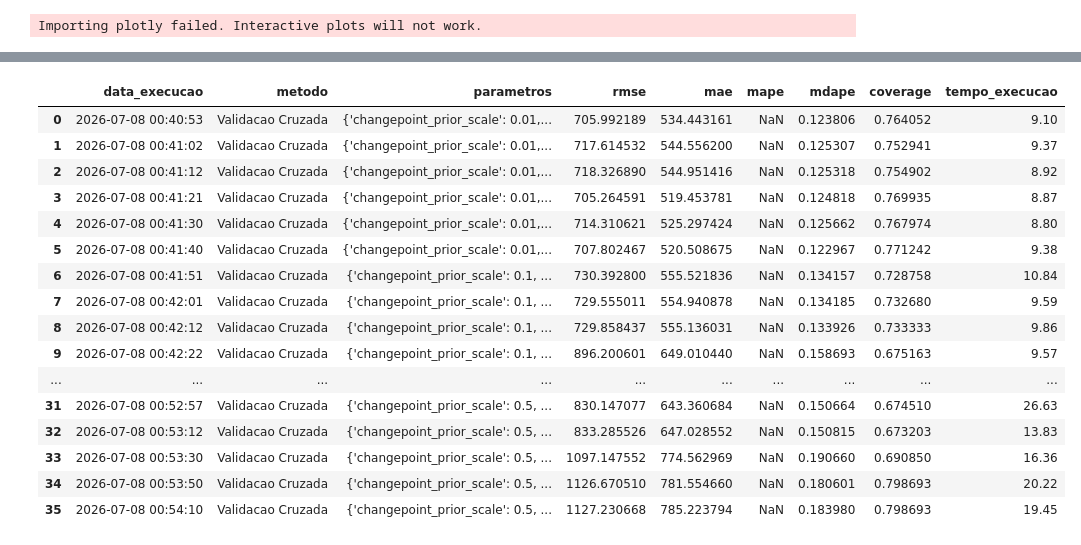
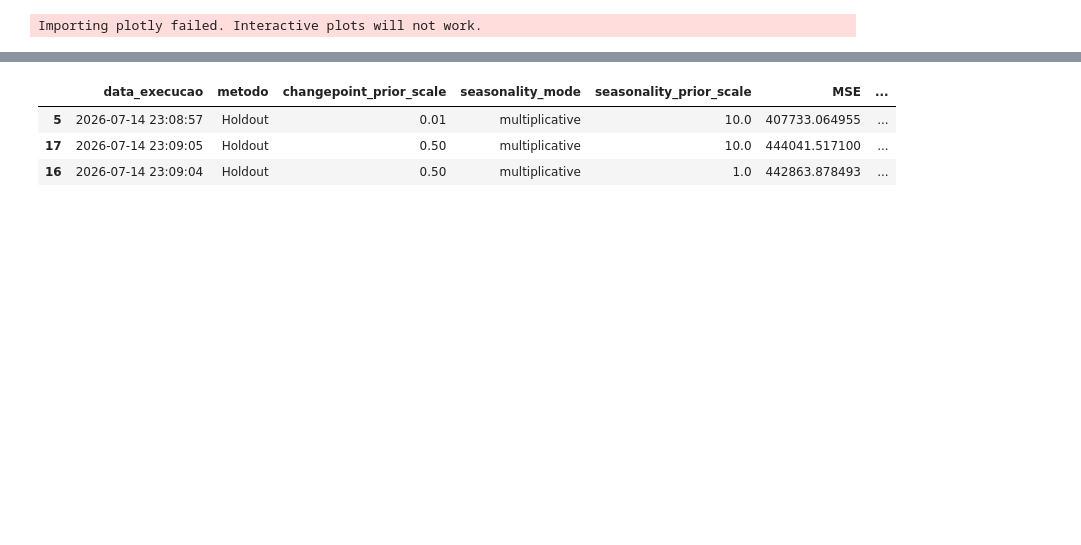
Before and after one commit to harthurhenrique/sales-forecast-with-prophet, a Jupyter notebook: src/results_analysis.ipynb, the cells around one changed output, grey strips where cells are left out. Saved outputs shown, nothing was run; the diff lists cells and outputs as text; code cells hidden in the pictures; blank space fills up the shorter version.

```diff
--- a/src/results_analysis.ipynb
+++ b/src/results_analysis.ipynb
@@ -17,4 +17,4 @@ from utils import extrair_feriados_prophet, calcular_metricas_completas, executa
 Importing plotly failed. Interactive plots will not work.
 # %%
 df = pd.read_csv("../data/resultados_otimizacao_legado.csv", sep=",", on_bad_lines="skip")
-df_01 = pd.read_csv("../data/resultados_otimizacao.csv", sep=",")
+df_01 = pd.read_csv("../data/resultados_otimizacao_loja_1.csv", sep=",")
@@ -61,20 +21,8 @@ df[df['metodo'] == 'Validacao Cruzada'].head(100)
 # %%
-df_01[df_01['metodo'] == 'Validacao Cruzada'].head(100)
+df_champion = df_01.nsmallest(3, 'MAPE')
+df_champion.head()
 # %% [output]
-|  | data_execucao | metodo | parametros | rmse | mae | mape | mdape | coverage | tempo_execucao |
-| 0 | 2026-07-08 00:40:53 | Validacao Cruzada | {'changepoint_prior_scale': 0.01,... | 705.992189 | 534.443161 | NaN | 0.123806 | 0.764052 | 9.10 |
-| 1 | 2026-07-08 00:41:02 | Validacao Cruzada | {'changepoint_prior_scale': 0.01,... | 717.614532 | 544.556200 | NaN | 0.125307 | 0.752941 | 9.37 |
-| 2 | 2026-07-08 00:41:12 | Validacao Cruzada | {'changepoint_prior_scale': 0.01,... | 718.326890 | 544.951416 | NaN | 0.125318 | 0.754902 | 8.92 |
-| 3 | 2026-07-08 00:41:21 | Validacao Cruzada | {'changepoint_prior_scale': 0.01,... | 705.264591 | 519.453781 | NaN | 0.124818 | 0.769935 | 8.87 |
-| 4 | 2026-07-08 00:41:30 | Validacao Cruzada | {'changepoint_prior_scale': 0.01,... | 714.310621 | 525.297424 | NaN | 0.125662 | 0.767974 | 8.80 |
-| 5 | 2026-07-08 00:41:40 | Validacao Cruzada | {'changepoint_prior_scale': 0.01,... | 707.802467 | 520.508675 | NaN | 0.122967 | 0.771242 | 9.38 |
-| 6 | 2026-07-08 00:41:51 | Validacao Cruzada | {'changepoint_prior_scale': 0.1, ... | 730.392800 | 555.521836 | NaN | 0.134157 | 0.728758 | 10.84 |
-| 7 | 2026-07-08 00:42:01 | Validacao Cruzada | {'changepoint_prior_scale': 0.1, ... | 729.555011 | 554.940878 | NaN | 0.134185 | 0.732680 | 9.59 |
-| 8 | 2026-07-08 00:42:12 | Validacao Cruzada | {'changepoint_prior_scale': 0.1, ... | 729.858437 | 555.136031 | NaN | 0.133926 | 0.733333 | 9.86 |
-| 9 | 2026-07-08 00:42:22 | Validacao Cruzada | {'changepoint_prior_scale': 0.1, ... | 896.200601 | 649.010440 | NaN | 0.158693 | 0.675163 | 9.57 |
-| ... | ... | ... | ... | ... | ... | ... | ... | ... | ... |
-| 31 | 2026-07-08 00:52:57 | Validacao Cruzada | {'changepoint_prior_scale': 0.5, ... | 830.147077 | 643.360684 | NaN | 0.150664 | 0.674510 | 26.63 |
-| 32 | 2026-07-08 00:53:12 | Validacao Cruzada | {'changepoint_prior_scale': 0.5, ... | 833.285526 | 647.028552 | NaN | 0.150815 | 0.673203 | 13.83 |
-| 33 | 2026-07-08 00:53:30 | Validacao Cruzada | {'changepoint_prior_scale': 0.5, ... | 1097.147552 | 774.562969 | NaN | 0.190660 | 0.690850 | 16.36 |
-| 34 | 2026-07-08 00:53:50 | Validacao Cruzada | {'changepoint_prior_scale': 0.5, ... | 1126.670510 | 781.554660 | NaN | 0.180601 | 0.798693 | 20.22 |
-| 35 | 2026-07-08 00:54:10 | Validacao Cruzada | {'changepoint_prior_scale': 0.5, ... | 1127.230668 | 785.223794 | NaN | 0.183980 | 0.798693 | 19.45 |
+|  | data_execucao | metodo | changepoint_prior_scale | seasonality_mode | seasonality_prior_scale | MSE | ... |
+| 5 | 2026-07-14 23:08:57 | Holdout | 0.01 | multiplicative | 10.0 | 407733.064955 | ... |
+| 17 | 2026-07-14 23:09:05 | Holdout | 0.50 | multiplicative | 10.0 | 444041.517100 | ... |
+| 16 | 2026-07-14 23:09:04 | Holdout | 0.50 | multiplicative | 1.0 | 442863.878493 | ... |
```
Also changed, not shown: parts of 2 cells of this notebook, 3 other files.
